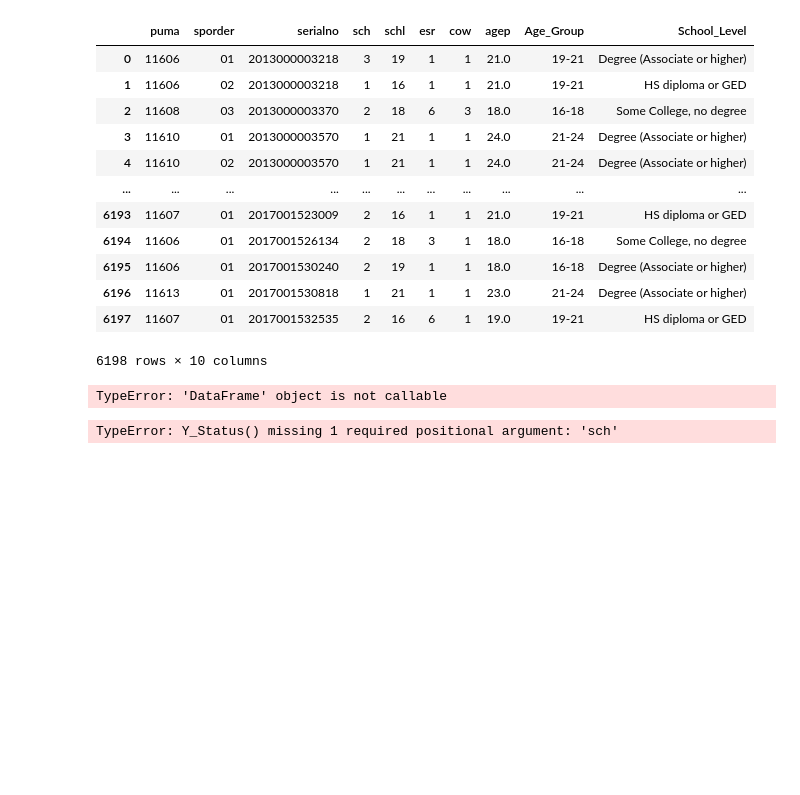
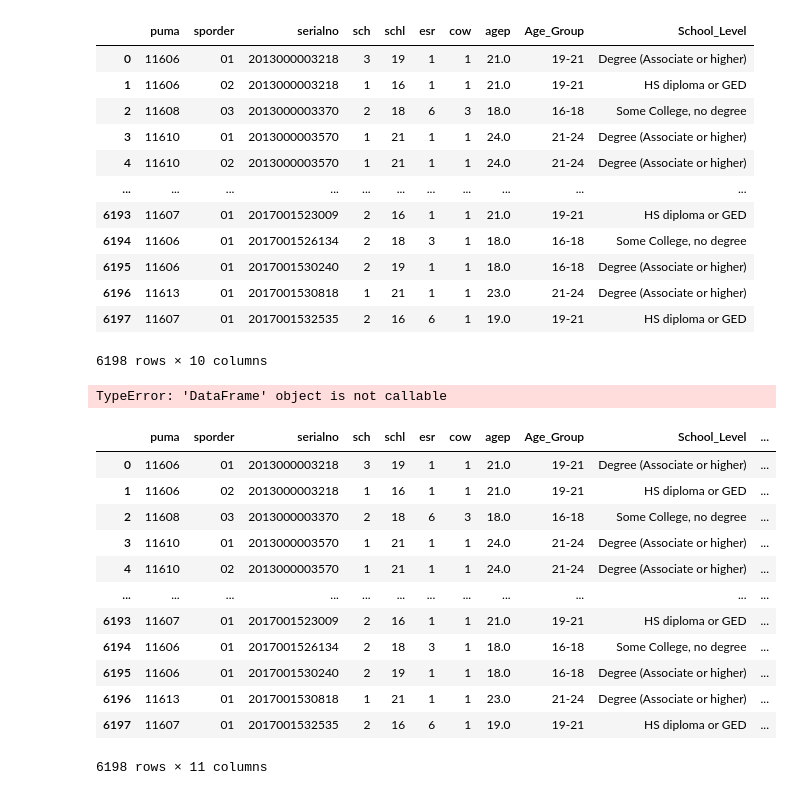
Before and after one commit to ghPRao/Opportunity-Youth, a Jupyter notebook: Will Backup.ipynb, the cells around one changed output. Cells and saved outputs as stored; diff of their text form; code cells hidden in the pictures; blank space fills up the shorter version.

Commit message:
Group By columns added - OY_Status

```diff
--- a/Will Backup.ipynb
+++ b/Will Backup.ipynb
@@ -381,9 +381,23 @@ puma_df_piv["Work_Status"] = puma_df_piv["esr", "sch"].apply(Y_Status)
 #TEST WITH TWO VARIABLE ESR AND SCH
 
 def Y_Status (esr, sch):
-    if (int(esr) == 3 or int(esr) == 6) and int(sch) == 1 and int(sch) == 1: return "Opportunity Youth"
+    if (int(esr) == 3 or int(esr) == 6) and int(sch) == 1 and int(sch) == 6: return "Opportunity Youth"
     elif (int(esr) == 1 or int(esr) == 2 or int(esr) == 4 or int(esr) == 5) and int(sch) <= 15: return "Working without Diploma"
     else: return "Not Opportunity Youth"
-puma_df_piv["Work_Status"] = puma_df_piv[["esr", "sch"]].apply(Y_Status, axis = 1)
+puma_df_piv["OY_Status"] = puma_df_piv.apply(lambda x: Y_Status(x["esr"], x["sch"]), axis=1)
-# %% [output]
-TypeError: Y_Status() missing 1 required positional argument: 'sch'
+# %%
+puma_df_piv
+# %% [output]
+|  | puma | sporder | serialno | sch | schl | esr | cow | agep | Age_Group | School_Level | ... |
+| 0 | 11606 | 01 | 2013000003218 | 3 | 19 | 1 | 1 | 21.0 | 19-21 | Degree (Associate or higher) | ... |
+| 1 | 11606 | 02 | 2013000003218 | 1 | 16 | 1 | 1 | 21.0 | 19-21 | HS diploma or GED | ... |
+| 2 | 11608 | 03 | 2013000003370 | 2 | 18 | 6 | 3 | 18.0 | 16-18 | Some College, no degree | ... |
+| 3 | 11610 | 01 | 2013000003570 | 1 | 21 | 1 | 1 | 24.0 | 21-24 | Degree (Associate or higher) | ... |
+| 4 | 11610 | 02 | 2013000003570 | 1 | 21 | 1 | 1 | 24.0 | 21-24 | Degree (Associate or higher) | ... |
+| ... | ... | ... | ... | ... | ... | ... | ... | ... | ... | ... | ... |
+| 6193 | 11607 | 01 | 2017001523009 | 2 | 16 | 1 | 1 | 21.0 | 19-21 | HS diploma or GED | ... |
+| 6194 | 11606 | 01 | 2017001526134 | 2 | 18 | 3 | 1 | 18.0 | 16-18 | Some College, no degree | ... |
+| 6195 | 11606 | 01 | 2017001530240 | 2 | 19 | 1 | 1 | 18.0 | 16-18 | Degree (Associate or higher) | ... |
+| 6196 | 11613 | 01 | 2017001530818 | 1 | 21 | 1 | 1 | 23.0 | 21-24 | Degree (Associate or higher) | ... |
+| 6197 | 11607 | 01 | 2017001532535 | 2 | 16 | 6 | 1 | 19.0 | 19-21 | HS diploma or GED | ... |
+6198 rows × 11 columns
```
